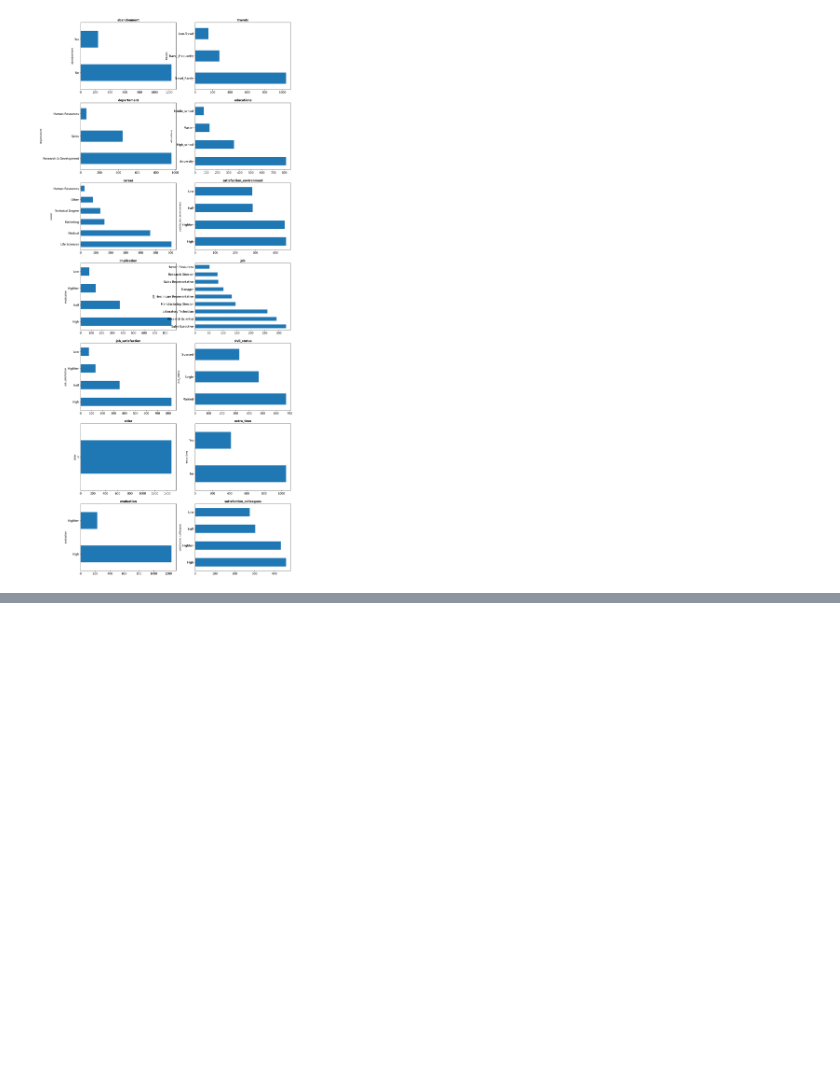
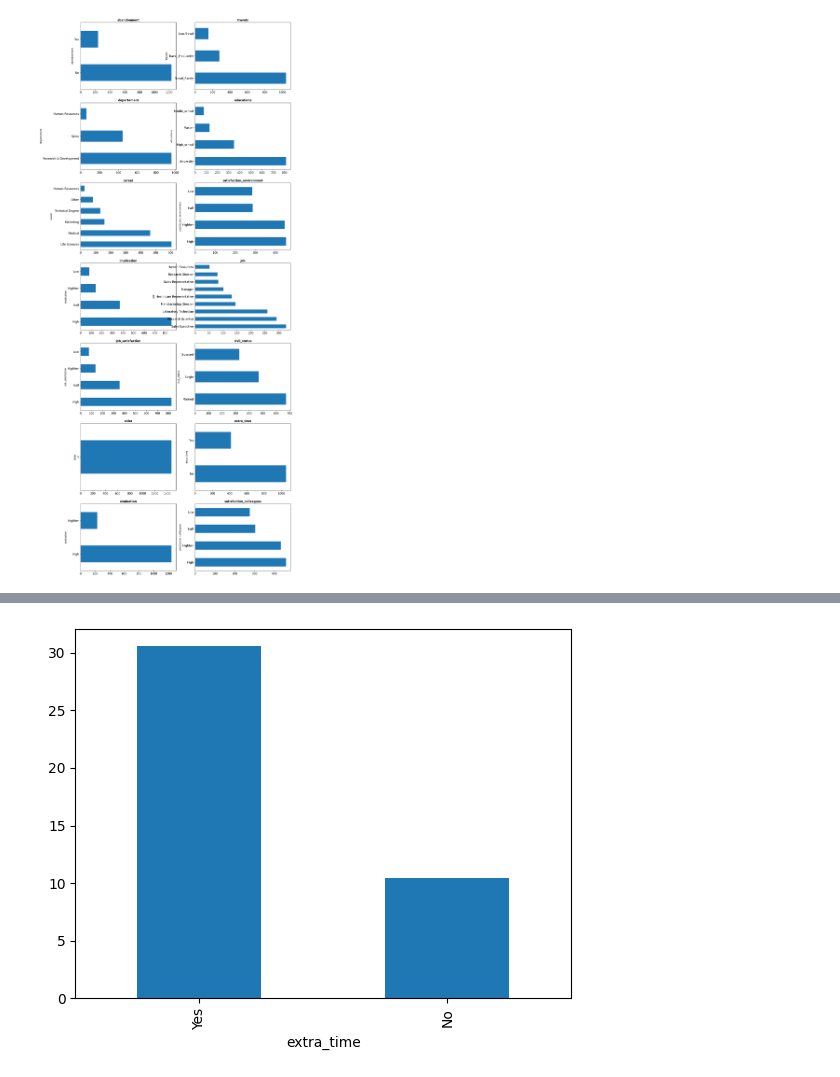
Before and after one commit to EstebanGarnicaMateus/Portfolio, a Jupyter notebook: ds_projects/data_science/Abandonment_employees.ipynb, the cells around one changed output, grey strips where cells are left out. Cells and saved outputs as stored; diff of their text form; code cells hidden in the pictures; blank space fills up the shorter version.

```diff
--- a/ds_projects/data_science/Abandonment_employees.ipynb
+++ b/ds_projects/data_science/Abandonment_employees.ipynb
@@ -114,0 +213,6 @@ graphics_eda_categoricos(df.select_dtypes('O'))
+# %%
+# Analysis extra_time
+temp = df.groupby('extra_time').abandonment.mean().sort_values(ascending = False) * 100
+temp.plot.bar();
+# %% [output]
+[figure, added]
```
Also changed, not shown: parts of 55 cells of this notebook.
